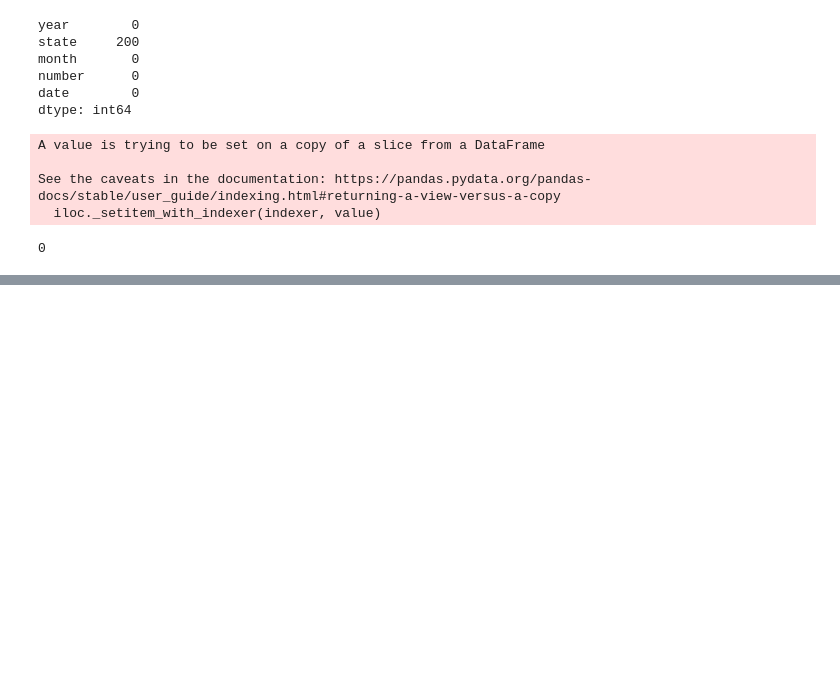
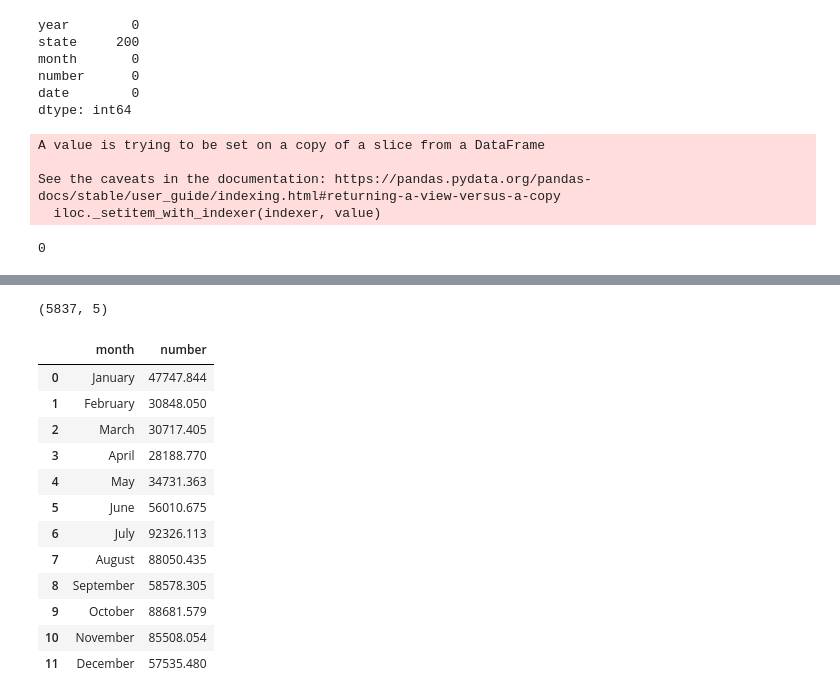
Before and after one commit to tc021/Advanced-python, a Jupyter notebook: MIniProj.ipynb, the cells around one changed output, grey strips where cells are left out. Drawn from its saved outputs; the diff is of its cells as text; code cells hidden in the pictures; blank space fills up the shorter version.

```diff
--- a/MIniProj.ipynb
+++ b/MIniProj.ipynb
@@ -88,0 +134,30 @@ df_temp.isnull().sum()
+# %%
+df['number'] = df['number'].apply(lambda x: np.nan if (x == 0) else x)
+df = df.dropna()
+
+df.shape
+# %% [output]
+(5837, 5)
+# %%
+temp_arr = df['month'].unique()
+
+test_data = df.groupby(['month']).agg({'number':'sum'})
+test_data.index = pd.CategoricalIndex(test_data.index, categories=temp_arr, ordered=True)
+test_data.sort_index(inplace = True)
+ntemp = test_data.index
+test_data.insert(0,'month',ntemp)
+test_data.reset_index(drop=True)
+# %% [output]
+|  | month | number |
+| 0 | January | 47747.844 |
+| 1 | February | 30848.050 |
+| 2 | March | 30717.405 |
+| 3 | April | 28188.770 |
+| 4 | May | 34731.363 |
+| 5 | June | 56010.675 |
+| 6 | July | 92326.113 |
+| 7 | August | 88050.435 |
+| 8 | September | 58578.305 |
+| 9 | October | 88681.579 |
+| 10 | November | 85508.054 |
+| 11 | December | 57535.480 |
```
Also changed, not shown: parts of 6 cells of this notebook.
